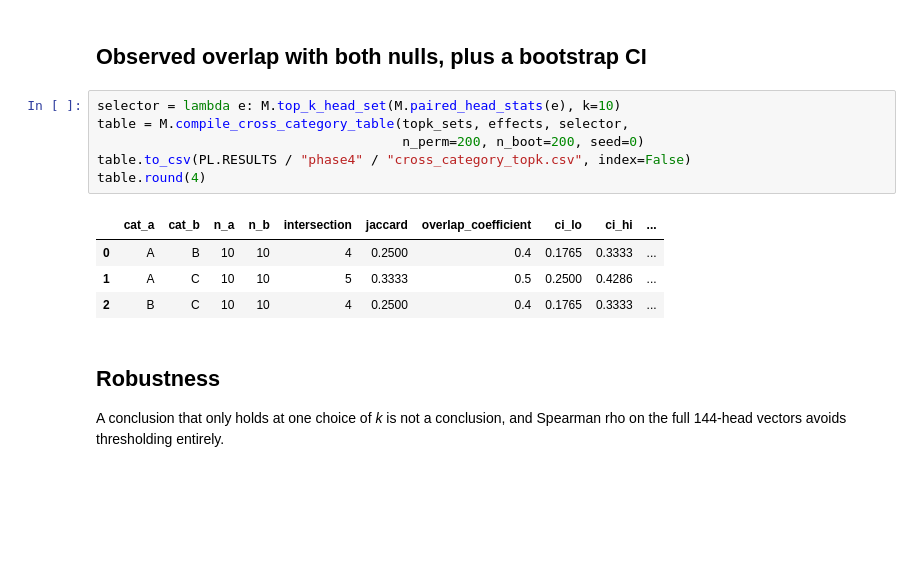
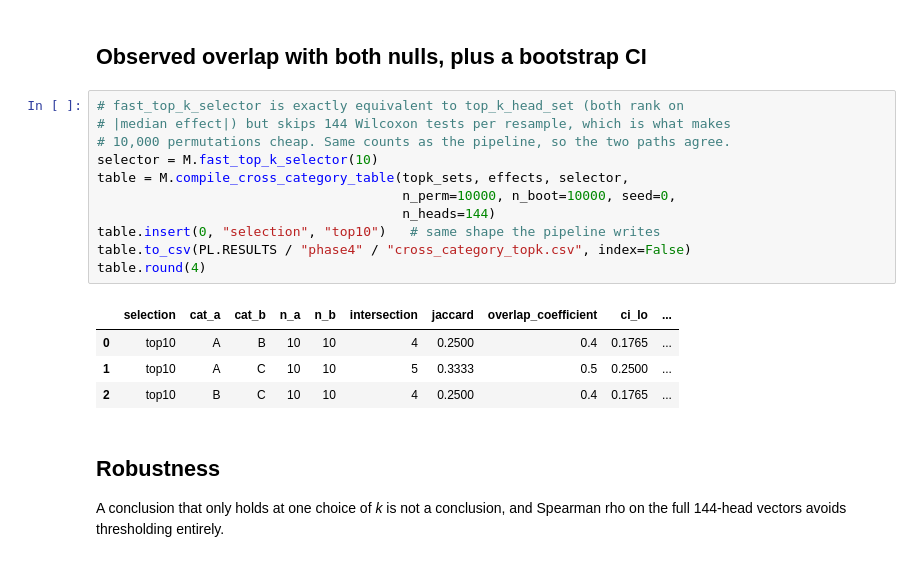
Before and after one commit to Ace-Khan/circuit-conflict, a Jupyter notebook: notebooks/04_phase4_cross_category.ipynb, the cells around one changed output. Drawn from its saved outputs; the diff is of its cells as text; blank space fills up the shorter version.

```diff
--- a/notebooks/04_phase4_cross_category.ipynb
+++ b/notebooks/04_phase4_cross_category.ipynb
@@ -35,17 +35,22 @@ print(f"  need >= {null['min_intersection_p05']:.0f} shared heads "
   need >= 3 shared heads (J >= 0.176) to clear p < 0.05
 # %% [markdown]
 ## Observed overlap with both nulls, plus a bootstrap CI
-# %%
-selector = lambda e: M.top_k_head_set(M.paired_head_stats(e), k=10)
-table = M.compile_cross_category_table(topk_sets, effects, selector,
-                                       n_perm=200, n_boot=200, seed=0)
-table.to_csv(PL.RESULTS / "phase4" / "cross_category_topk.csv", index=False)
-table.round(4)
-# %% [output]
-|  | cat_a | cat_b | n_a | n_b | intersection | jaccard | overlap_coefficient | ci_lo | ci_hi | ... |
-| 0 | A | B | 10 | 10 | 4 | 0.2500 | 0.4 | 0.1765 | 0.3333 | ... |
-| 1 | A | C | 10 | 10 | 5 | 0.3333 | 0.5 | 0.2500 | 0.4286 | ... |
-| 2 | B | C | 10 | 10 | 4 | 0.2500 | 0.4 | 0.1765 | 0.3333 | ... |
+# %%
+# fast_top_k_selector is exactly equivalent to top_k_head_set (both rank on
+# |median effect|) but skips 144 Wilcoxon tests per resample, which is what makes
+# 10,000 permutations cheap. Same counts as the pipeline, so the two paths agree.
+selector = M.fast_top_k_selector(10)
+table = M.compile_cross_category_table(topk_sets, effects, selector,
+                                       n_perm=10000, n_boot=10000, seed=0,
+                                       n_heads=144)
+table.insert(0, "selection", "top10")   # same shape the pipeline writes
+table.to_csv(PL.RESULTS / "phase4" / "cross_category_topk.csv", index=False)
+table.round(4)
+# %% [output]
+|  | selection | cat_a | cat_b | n_a | n_b | intersection | jaccard | overlap_coefficient | ci_lo | ... |
+| 0 | top10 | A | B | 10 | 10 | 4 | 0.2500 | 0.4 | 0.1765 | ... |
+| 1 | top10 | A | C | 10 | 10 | 5 | 0.3333 | 0.5 | 0.2500 | ... |
+| 2 | top10 | B | C | 10 | 10 | 4 | 0.2500 | 0.4 | 0.1765 | ... |
 # %% [markdown]
 ## Robustness
 
```
Also changed, not shown: parts of 1 cell of this notebook, 30 other files.
